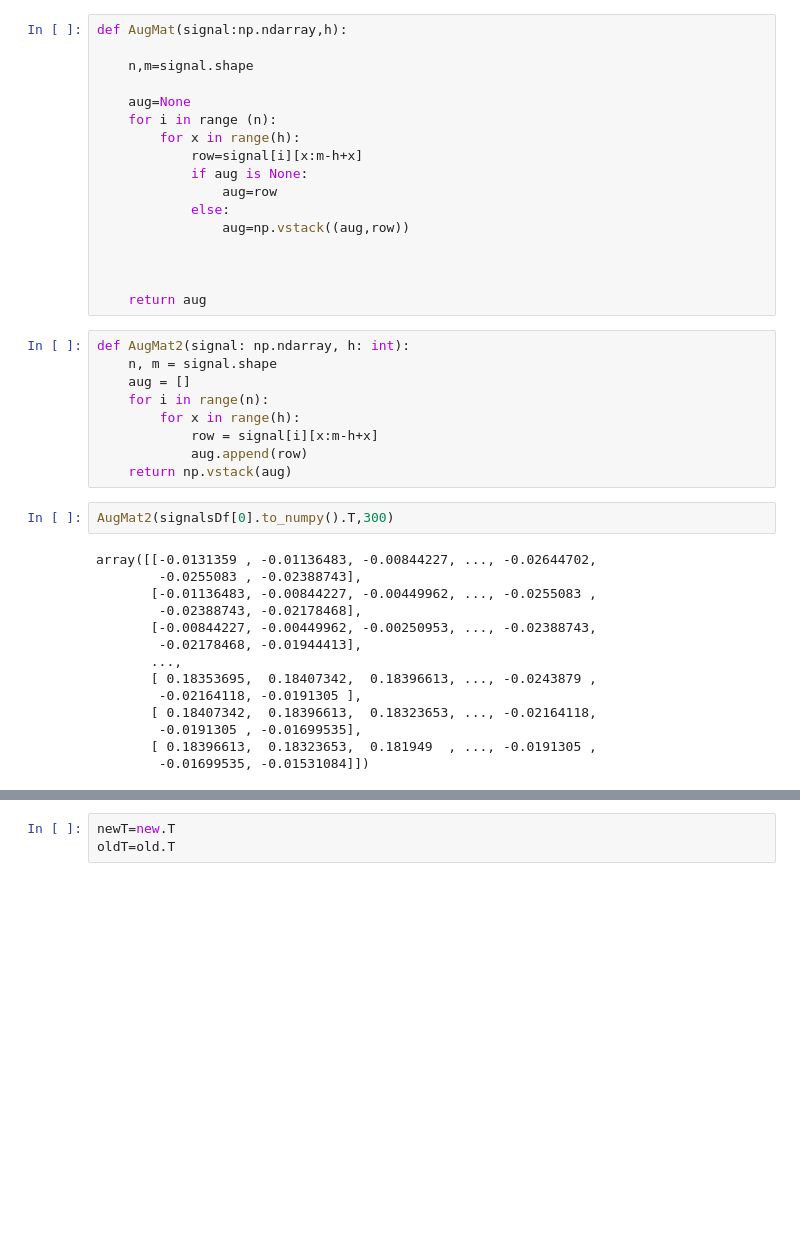
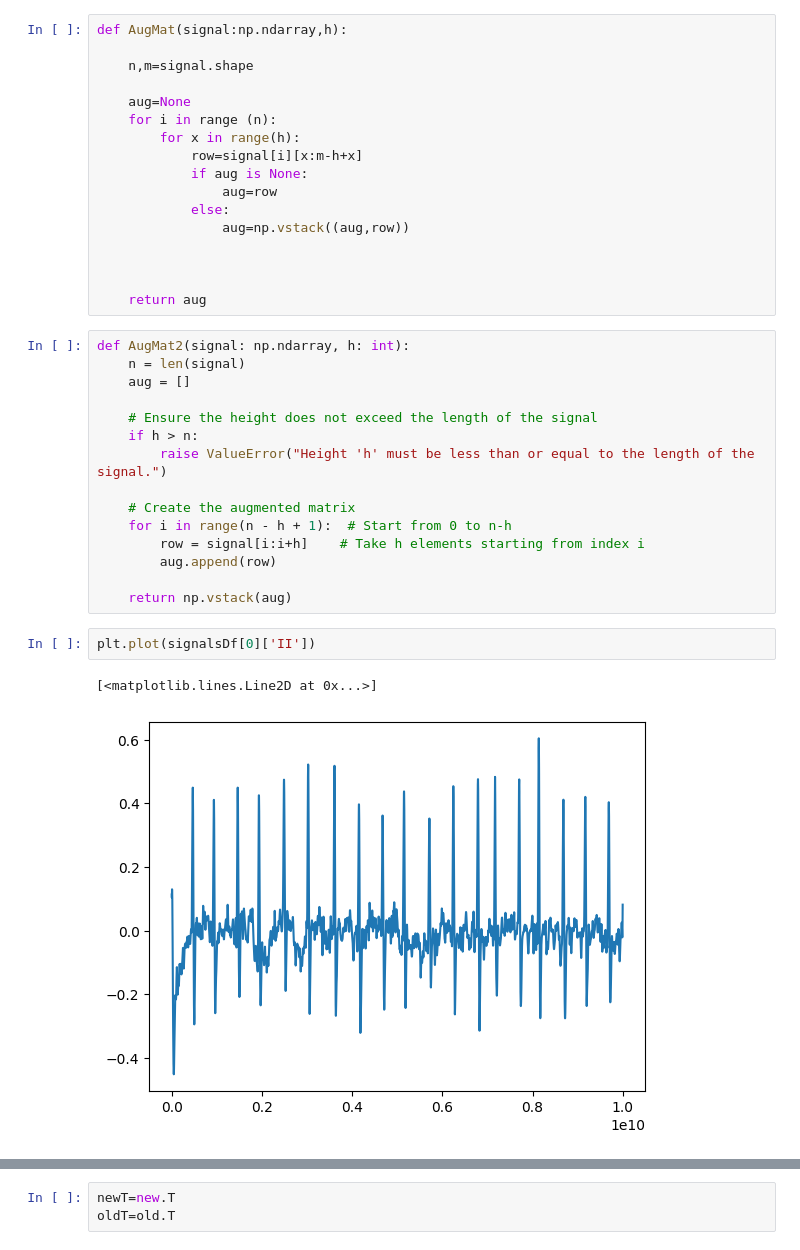
Before and after one commit to spb-59/DMD-project, a Jupyter notebook: DMD.ipynb, the cells around one changed output, grey strips where cells are left out. Drawn from its saved outputs; the diff is of its cells as text; blank space fills up the shorter version.

```diff
--- a/DMD.ipynb
+++ b/DMD.ipynb
@@ -112,26 +137,21 @@ def AugMat(signal:np.ndarray,h):
     return aug
 # %%
 def AugMat2(signal: np.ndarray, h: int):
-    n, m = signal.shape
+    n = len(signal)
     aug = []
-    for i in range(n):
-        for x in range(h):
-            row = signal[i][x:m-h+x]
-            aug.append(row)
+
+    # Ensure the height does not exceed the length of the signal
+    if h > n:
+        raise ValueError("Height 'h' must be less than or equal to the length of the signal.")
+
+    # Create the augmented matrix
+    for i in range(n - h + 1):  # Start from 0 to n-h
+        row = signal[i:i+h]    # Take h elements starting from index i
+        aug.append(row)
+
     return np.vstack(aug)
-# %%
-AugMat2(signalsDf[0].to_numpy().T,300)
-# %% [output]
-array([[-0.0131359 , -0.01136483, -0.00844227, ..., -0.02644702,
-        -0.0255083 , -0.02388743],
-       [-0.01136483, -0.00844227, -0.00449962, ..., -0.0255083 ,
-        -0.02388743, -0.02178468],
-       [-0.00844227, -0.00449962, -0.00250953, ..., -0.02388743,
-        -0.02178468, -0.01944413],
-       ...,
-       [ 0.18353695,  0.18407342,  0.18396613, ..., -0.0243879 ,
-        -0.02164118, -0.0191305 ],
-       [ 0.18407342,  0.18396613,  0.18323653, ..., -0.02164118,
-        -0.0191305 , -0.01699535],
-       [ 0.18396613,  0.18323653,  0.181949  , ..., -0.0191305 ,
-        -0.01699535, -0.01531084]])
+# %%
+plt.plot(signalsDf[0]['II'])
+# %% [output]
+[<matplotlib.lines.Line2D at 0x...>]
+[figure, added]
```
Also changed, not shown: parts of 12 cells of this notebook, 9 other files.
